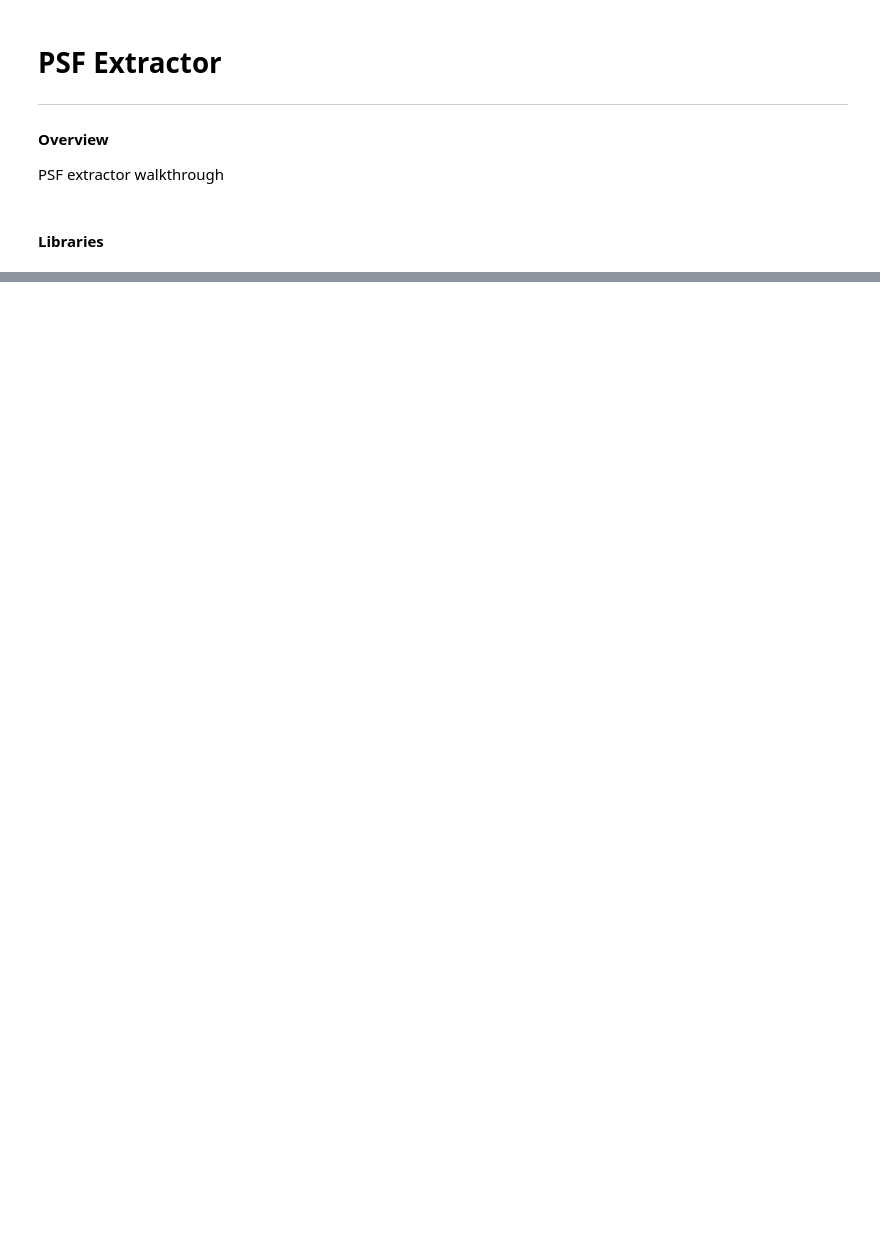
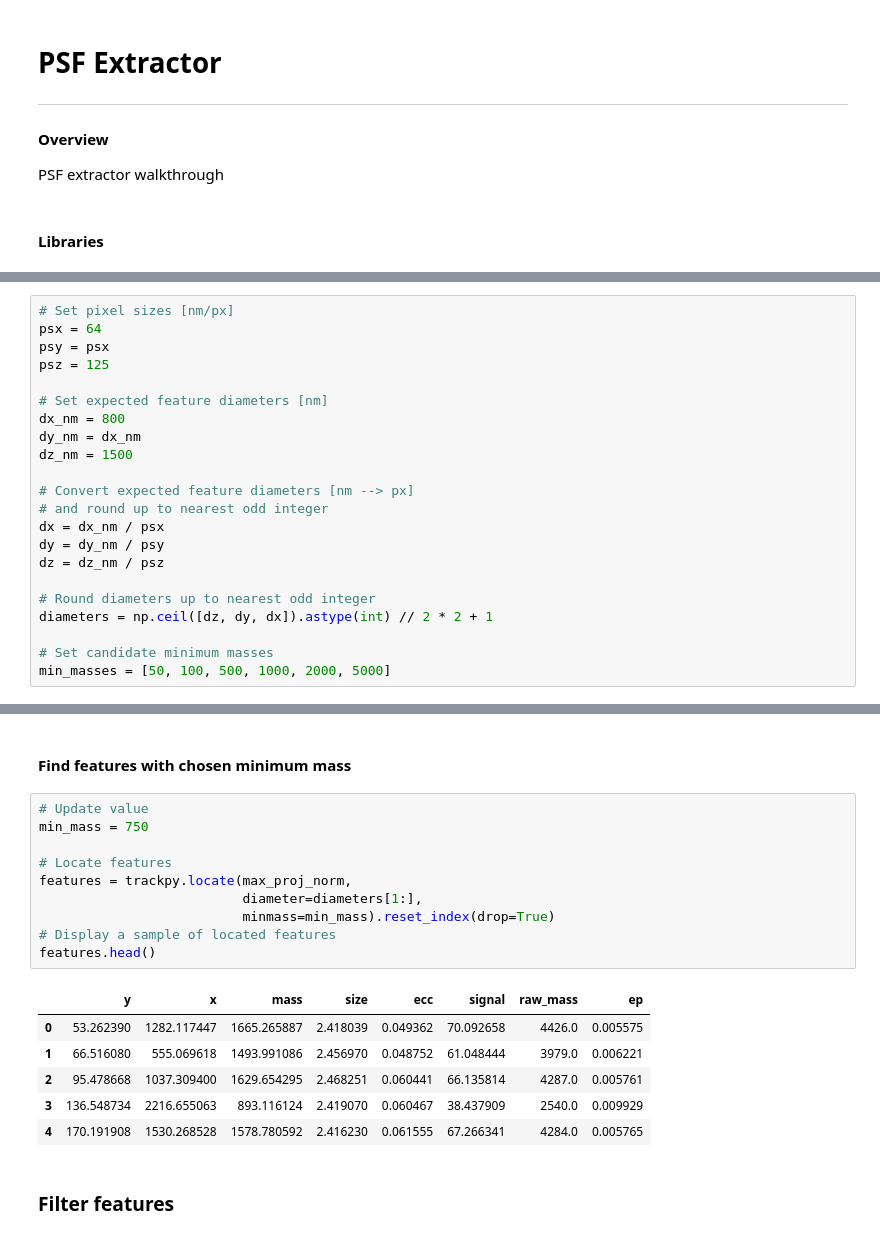
Before and after one commit to hoogenboom-group/PSF-Extractor, a Jupyter notebook: notebooks/demo_v0.ipynb, the cells around one changed output, grey strips where cells are left out. Drawn from its saved outputs; the diff is of its cells as text; blank space fills up the shorter version.

Commit message:
Up to feature filtering
Former-commit-id: 03f7bcd6ad5c9acf66117c0778fe210db4bb74ac

```diff
--- a/notebooks/demo_v0.ipynb
+++ b/notebooks/demo_v0.ipynb
@@ -19,0 +41,22 @@ plt.cm.magma
+# %%
+# Set pixel sizes [nm/px]
+psx = 64
+psy = psx
+psz = 125
+
+# Set expected feature diameters [nm]
+dx_nm = 800
+dy_nm = dx_nm
+dz_nm = 1500
+
+# Convert expected feature diameters [nm --> px]
+# and round up to nearest odd integer
+dx = dx_nm / psx
+dy = dy_nm / psy
+dz = dz_nm / psz
+
+# Round diameters up to nearest odd integer
+diameters = np.ceil([dz, dy, dx]).astype(int) // 2 * 2 + 1
+
+# Set candidate minimum masses
+min_masses = [50, 100, 500, 1000, 2000, 5000]
@@ -19,0 +137,21 @@ plt.cm.magma
+# %% [markdown]
+#### Find features with chosen minimum mass
+# %%
+# Update value
+min_mass = 750
+
+# Locate features
+features = trackpy.locate(max_proj_norm,
+                          diameter=diameters[1:],
+                          minmass=min_mass).reset_index(drop=True)
+# Display a sample of located features
+features.head()
+# %% [output]
+|  | y | x | mass | size | ecc | signal | raw_mass | ep |
+| 0 | 53.262390 | 1282.117447 | 1665.265887 | 2.418039 | 0.049362 | 70.092658 | 4426.0 | 0.005575 |
+| 1 | 66.516080 | 555.069618 | 1493.991086 | 2.456970 | 0.048752 | 61.048444 | 3979.0 | 0.006221 |
+| 2 | 95.478668 | 1037.309400 | 1629.654295 | 2.468251 | 0.060441 | 66.135814 | 4287.0 | 0.005761 |
+| 3 | 136.548734 | 2216.655063 | 893.116124 | 2.419070 | 0.060467 | 38.437909 | 2540.0 | 0.009929 |
+| 4 | 170.191908 | 1530.268528 | 1578.780592 | 2.416230 | 0.061555 | 67.266341 | 4284.0 | 0.005765 |
+# %% [markdown]
+### Filter features
```
Also changed, not shown: parts of 16 cells of this notebook.
